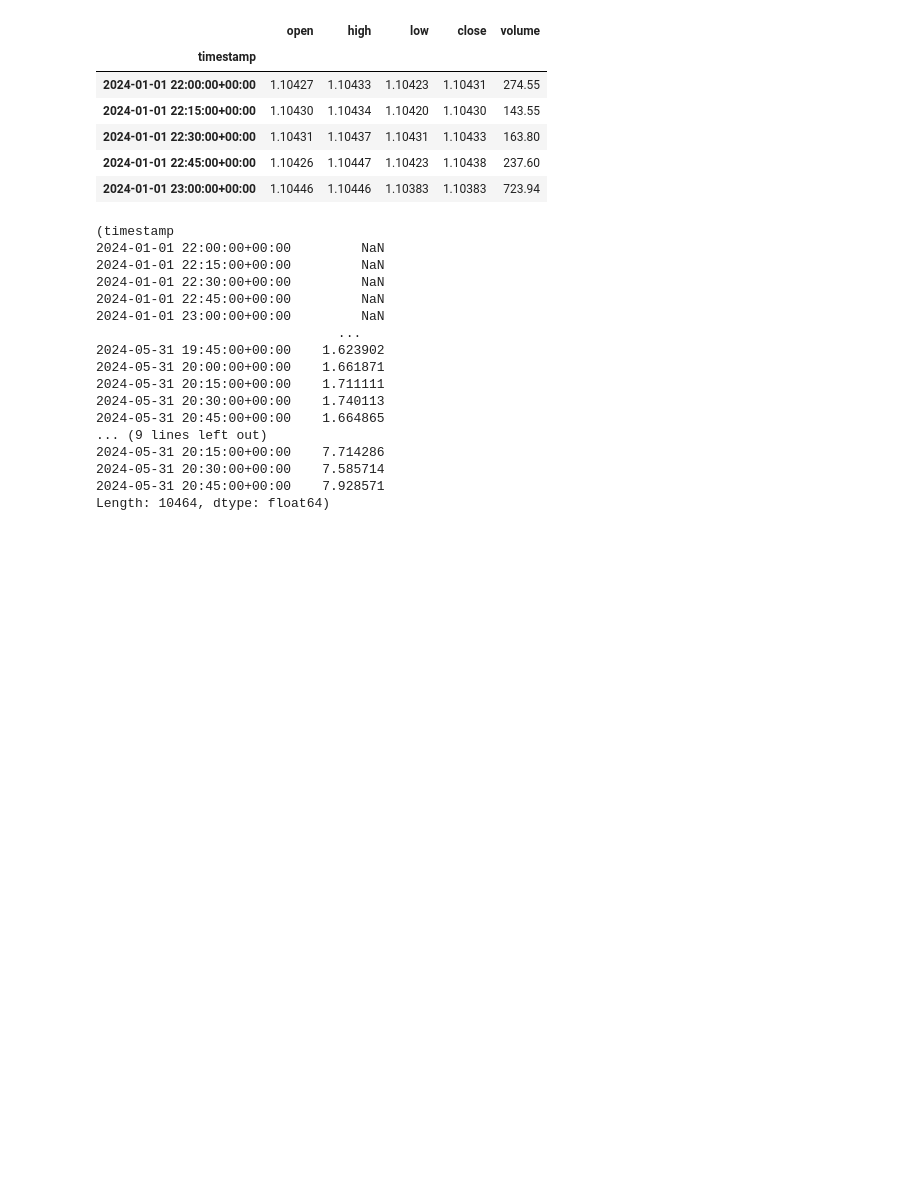
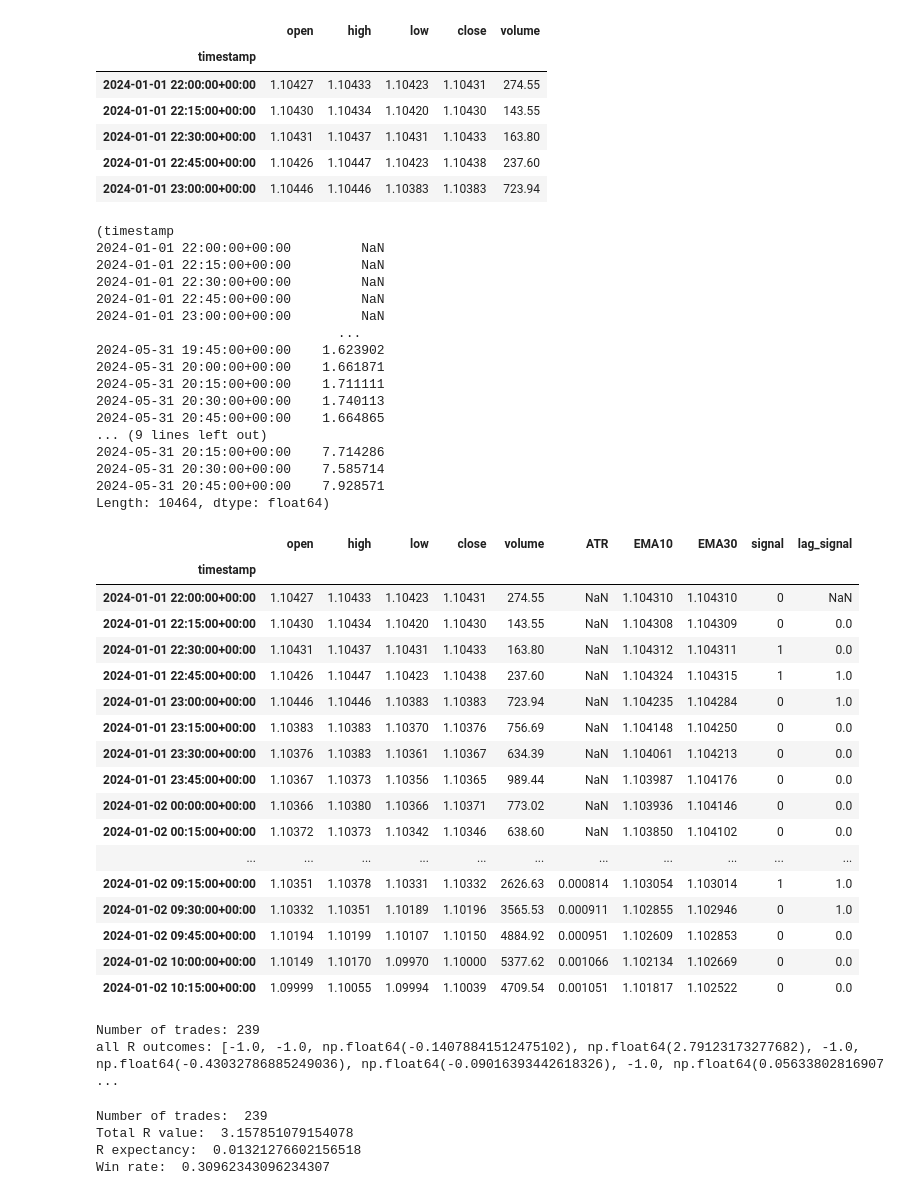
Before and after one commit to Venuka10/fx-research-system, a Jupyter notebook: notebooks/workboob.ipynb, the cells around one changed output. Drawn from its saved outputs; the diff is of its cells as text; code cells hidden in the pictures; blank space fills up the shorter version.

Commit message:
Succesfully created a backtesting engine from scratch to compute R values, Expectancy, Win rate, Stop limits, etc

```diff
--- a/notebooks/workboob.ipynb
+++ b/notebooks/workboob.ipynb
@@ -61,3 +63,30 @@ print(result)
 2024-05-31 20:30:00+00:00    7.585714
 2024-05-31 20:45:00+00:00    7.928571
 Length: 10464, dtype: float64)
+# %%
+df['EMA10'] = df['close'].ewm(span=10, adjust=False).mean()
+df['EMA30'] = df['close'].ewm(span=30, adjust=False).mean()
+
+df['signal'] = (df['EMA10'] > df['EMA30']).astype(int)
+df['lag_signal'] = df['signal'].shift(1)
+
+df.head(50)
+# %% [output]
+|  | open | high | low | close | volume | ATR | EMA10 | EMA30 | signal | lag_signal |
+| timestamp |  |  |  |  |  |  |  |  |  |  |
+| 2024-01-01 22:00:00+00:00 | 1.10427 | 1.10433 | 1.10423 | 1.10431 | 274.55 | NaN | 1.104310 | 1.104310 | 0 | NaN |
+| 2024-01-01 22:15:00+00:00 | 1.10430 | 1.10434 | 1.10420 | 1.10430 | 143.55 | NaN | 1.104308 | 1.104309 | 0 | 0.0 |
+| 2024-01-01 22:30:00+00:00 | 1.10431 | 1.10437 | 1.10431 | 1.10433 | 163.80 | NaN | 1.104312 | 1.104311 | 1 | 0.0 |
+| 2024-01-01 22:45:00+00:00 | 1.10426 | 1.10447 | 1.10423 | 1.10438 | 237.60 | NaN | 1.104324 | 1.104315 | 1 | 1.0 |
+| 2024-01-01 23:00:00+00:00 | 1.10446 | 1.10446 | 1.10383 | 1.10383 | 723.94 | NaN | 1.104235 | 1.104284 | 0 | 1.0 |
+| 2024-01-01 23:15:00+00:00 | 1.10383 | 1.10383 | 1.10370 | 1.10376 | 756.69 | NaN | 1.104148 | 1.104250 | 0 | 0.0 |
+| 2024-01-01 23:30:00+00:00 | 1.10376 | 1.10383 | 1.10361 | 1.10367 | 634.39 | NaN | 1.104061 | 1.104213 | 0 | 0.0 |
+| 2024-01-01 23:45:00+00:00 | 1.10367 | 1.10373 | 1.10356 | 1.10365 | 989.44 | NaN | 1.103987 | 1.104176 | 0 | 0.0 |
+| 2024-01-02 00:00:00+00:00 | 1.10366 | 1.10380 | 1.10366 | 1.10371 | 773.02 | NaN | 1.103936 | 1.104146 | 0 | 0.0 |
+| 2024-01-02 00:15:00+00:00 | 1.10372 | 1.10373 | 1.10342 | 1.10346 | 638.60 | NaN | 1.103850 | 1.104102 | 0 | 0.0 |
+| ... | ... | ... | ... | ... | ... | ... | ... | ... | ... | ... |
+| 2024-01-02 09:15:00+00:00 | 1.10351 | 1.10378 | 1.10331 | 1.10332 | 2626.63 | 0.000814 | 1.103054 | 1.103014 | 1 | 1.0 |
+| 2024-01-02 09:30:00+00:00 | 1.10332 | 1.10351 | 1.10189 | 1.10196 | 3565.53 | 0.000911 | 1.102855 | 1.102946 | 0 | 1.0 |
+| 2024-01-02 09:45:00+00:00 | 1.10194 | 1.10199 | 1.10107 | 1.10150 | 4884.92 | 0.000951 | 1.102609 | 1.102853 | 0 | 0.0 |
+| 2024-01-02 10:00:00+00:00 | 1.10149 | 1.10170 | 1.09970 | 1.10000 | 5377.62 | 0.001066 | 1.102134 | 1.102669 | 0 | 0.0 |
+| 2024-01-02 10:15:00+00:00 | 1.09999 | 1.10055 | 1.09994 | 1.10039 | 4709.54 | 0.001051 | 1.101817 | 1.102522 | 0 | 0.0 |
@@ -63,0 +132,19 @@ Length: 10464, dtype: float64)
+# %%
+print('Number of trades:', len(trades))
+print('all R outcomes:', trades[:10])
+# %% [output]
+Number of trades: 239
+all R outcomes: [-1.0, -1.0, np.float64(-0.14078841512475102), np.float64(2.79123173277682), -1.0, np.float64(-0.43032786885249036), np.float64(-0.09016393442618326), -1.0, np.float64(0.05633802816907 ...
+# %%
+import numpy as np
+
+trades_array = np.array(trades)
+print('Number of trades: ', len(trades_array))
+print('Total R value: ', trades_array.sum())
+print('R expectancy: ', trades_array.mean())
+print('Win rate: ', (trades_array > 0).mean())
+# %% [output]
+Number of trades:  239
+Total R value:  3.157851079154078
+R expectancy:  0.01321276602156518
+Win rate:  0.30962343096234307
```
Also changed, not shown: parts of 3 cells of this notebook.
